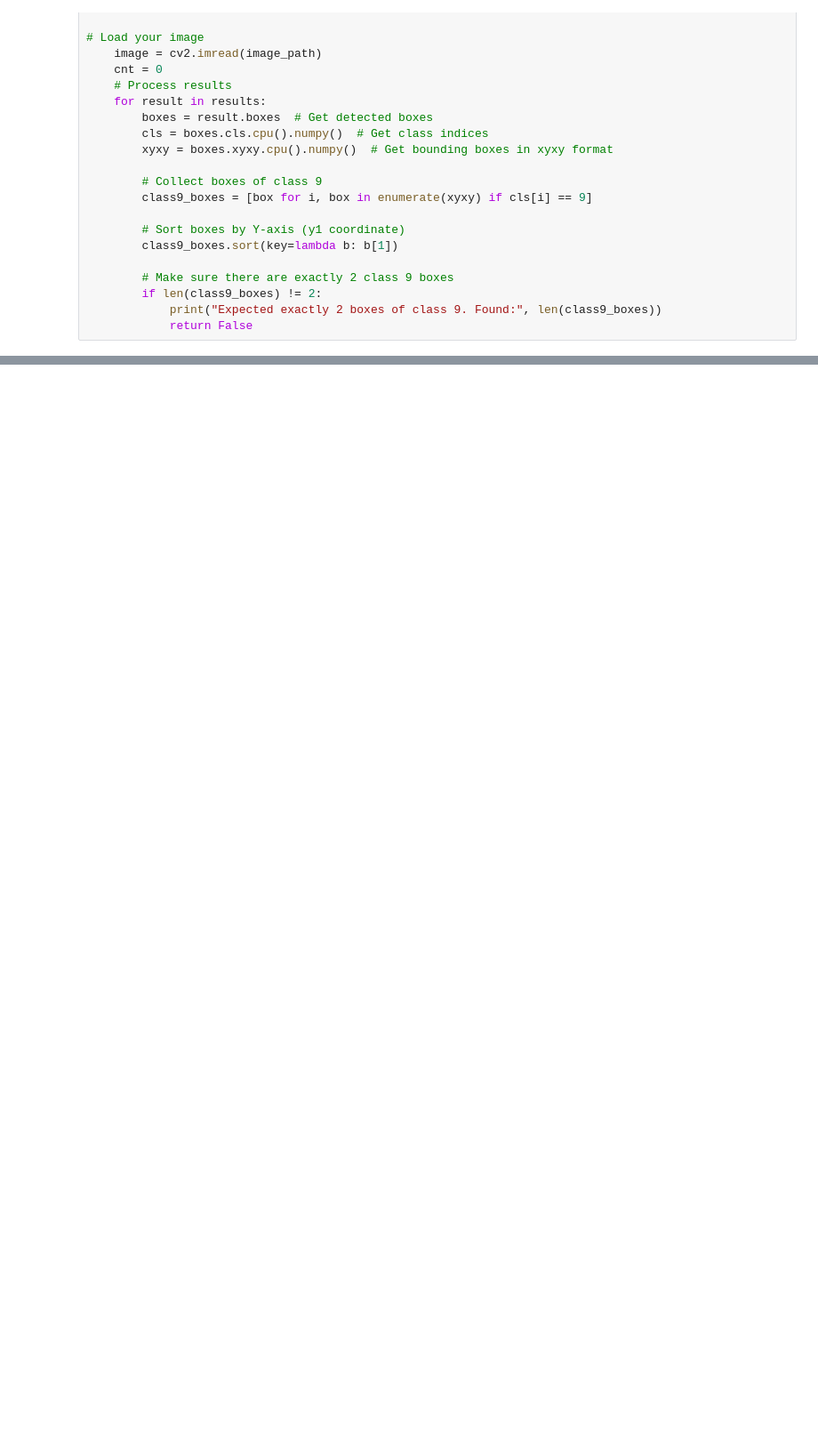
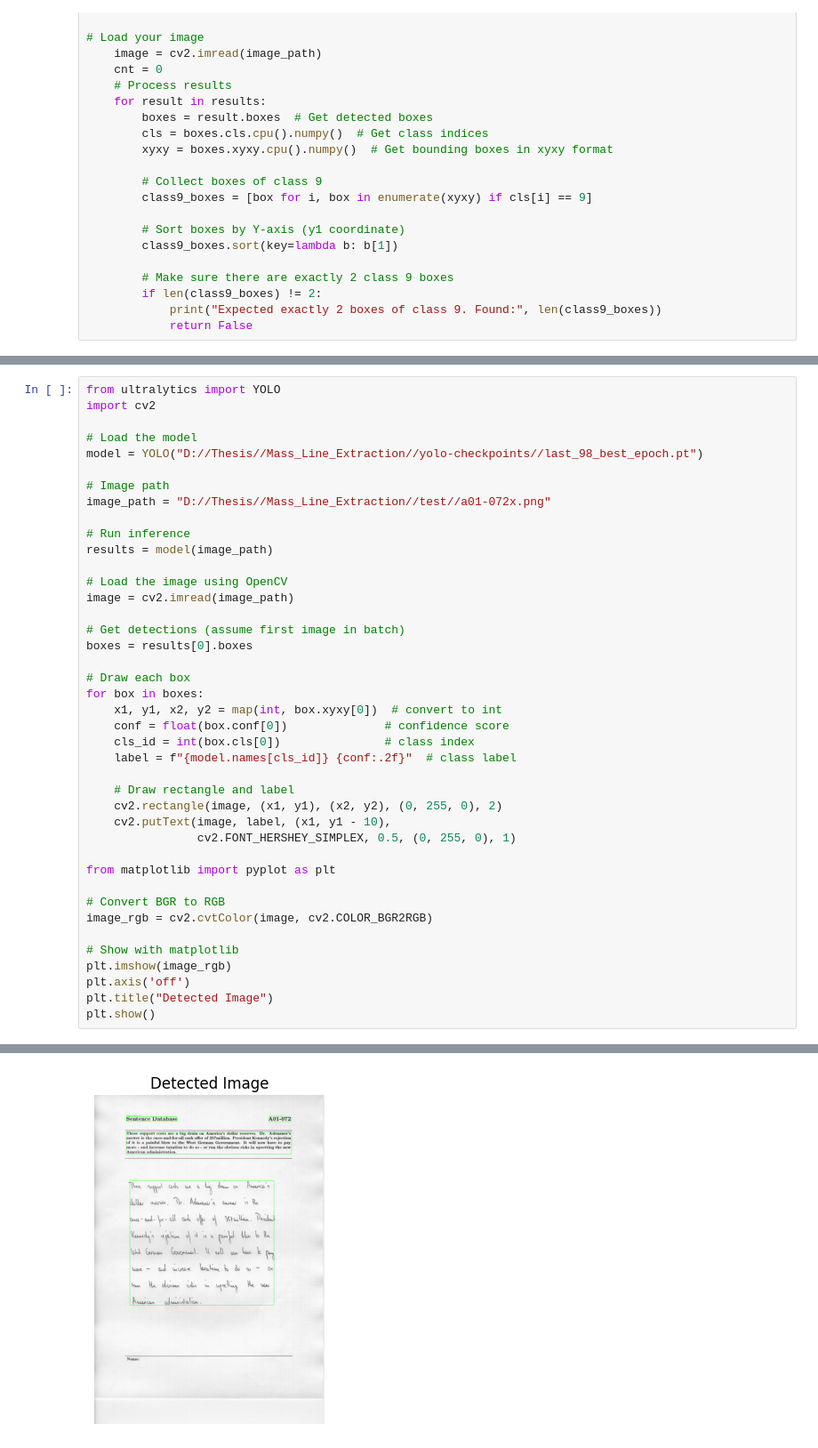
Before and after one commit to Ankon0048/Thesis_OCR, a Jupyter notebook: dataset_create_yolo.ipynb, the cells around one changed output, grey strips where cells are left out. Shown at 89% size. Drawn from its saved outputs; the diff is of its cells as text; blank space fills up the shorter version.

Commit message:
Best version work from here (27-06-2025)

```diff
--- a/dataset_create_yolo.ipynb
+++ b/dataset_create_yolo.ipynb
@@ -221,3 +221,45 @@ for image_file in input_dir.iterdir():
 Speed: 3.4ms preprocess, 112.1ms inference, 11.1ms postprocess per image at shape (1, 3, 640, 448)
 Expected exactly 2 boxes of class 9. Found: 3
 IAM\data\000\a01-000u.png
+# %%
+from ultralytics import YOLO
+import cv2
+
+# Load the model
+model = YOLO("D://Thesis//Mass_Line_Extraction//yolo-checkpoints//last_98_best_epoch.pt")
+
+# Image path
+image_path = "D://Thesis//Mass_Line_Extraction//test//a01-072x.png"
+
+# Run inference
+results = model(image_path)
+
+# Load the image using OpenCV
+image = cv2.imread(image_path)
+
+# Get detections (assume first image in batch)
+boxes = results[0].boxes
+
+# Draw each box
+for box in boxes:
+    x1, y1, x2, y2 = map(int, box.xyxy[0])  # convert to int
+    conf = float(box.conf[0])              # confidence score
+    cls_id = int(box.cls[0])               # class index
+    label = f"{model.names[cls_id]} {conf:.2f}"  # class label
+
+    # Draw rectangle and label
+    cv2.rectangle(image, (x1, y1), (x2, y2), (0, 255, 0), 2)
+    cv2.putText(image, label, (x1, y1 - 10),
+                cv2.FONT_HERSHEY_SIMPLEX, 0.5, (0, 255, 0), 1)
+
+from matplotlib import pyplot as plt
+
+# Convert BGR to RGB
+image_rgb = cv2.cvtColor(image, cv2.COLOR_BGR2RGB)
+
+# Show with matplotlib
+plt.imshow(image_rgb)
+plt.axis('off')
+plt.title("Detected Image")
+plt.show()
+# %% [output]
@@ -223,0 +268 @@ IAM\data\000\a01-000u.png
+[figure, added]
```
Also changed, not shown: parts of 3 cells of this notebook, 5 other files.
